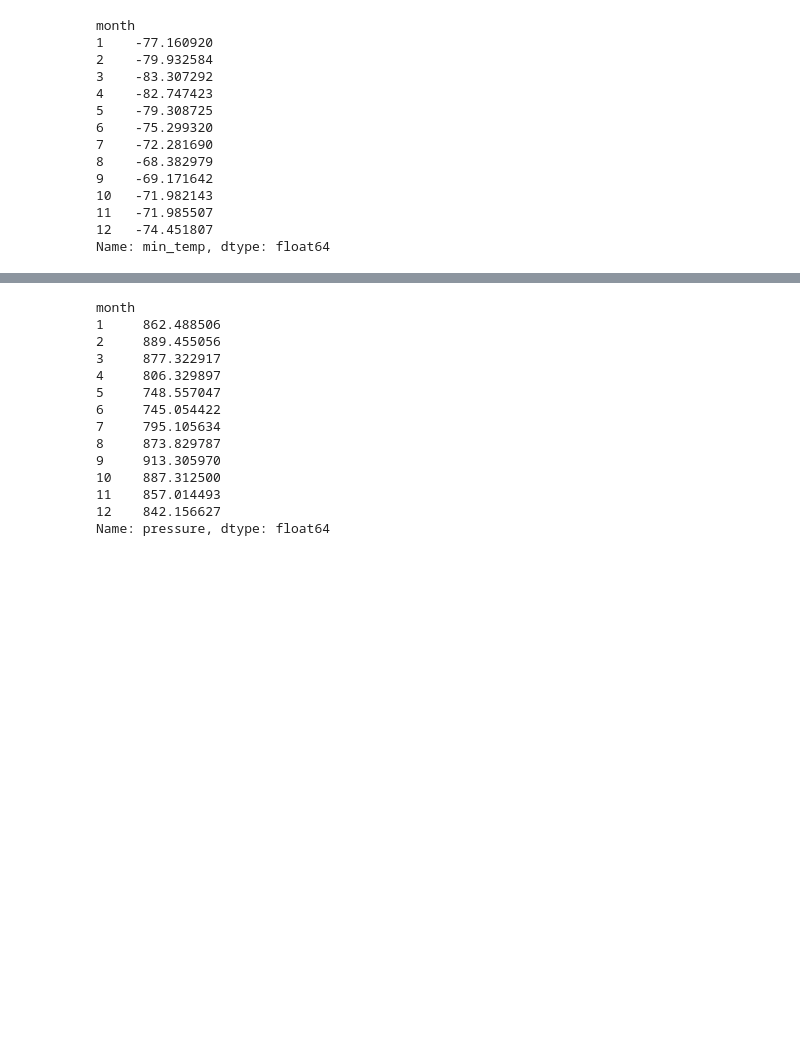
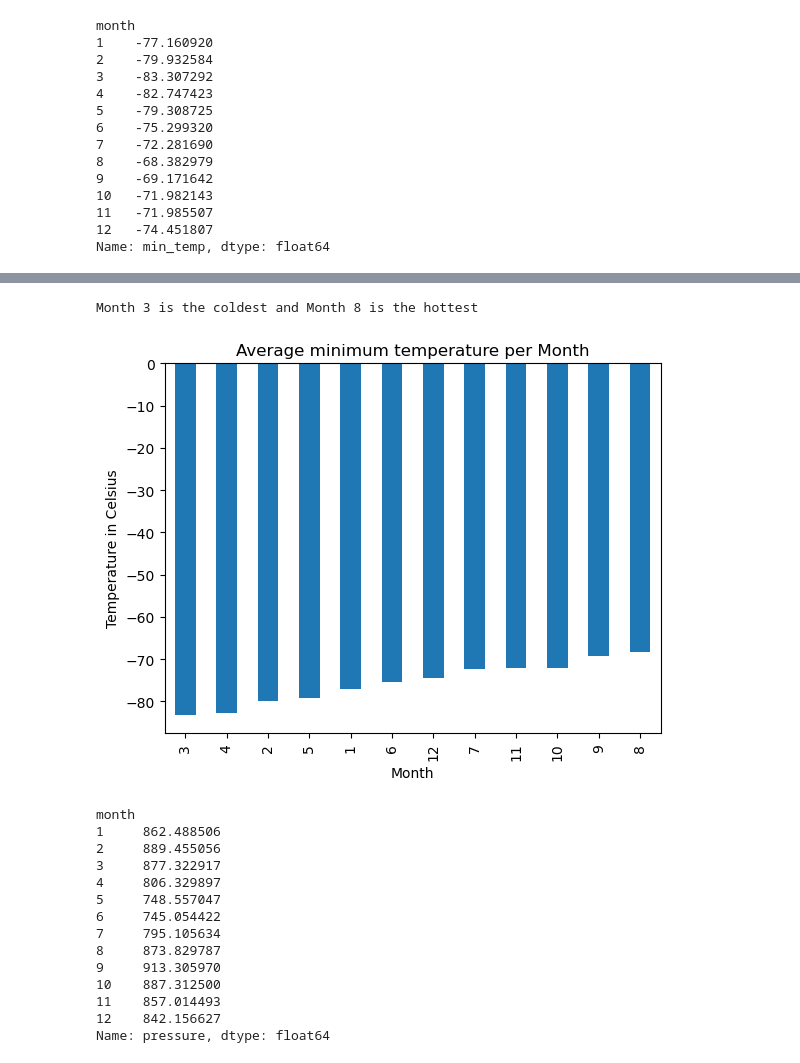
Before and after one commit to Cadeem-M/HTML-challenge, a Jupyter notebook: Mars/part_2_mars_weather.ipynb, the cells around one changed output, grey strips where cells are left out. Saved outputs shown, nothing was run; the diff lists cells and outputs as text; code cells hidden in the pictures; blank space fills up the shorter version.

```diff
--- a/Mars/part_2_mars_weather.ipynb
+++ b/Mars/part_2_mars_weather.ipynb
@@ -186,2 +186,11 @@ Name: min_temp, dtype: float64
+# %%
+# Identify the coldest and hottest months in Curiosity's location
+min_temp.sort_values().plot(kind='bar', title='Average minimum temperature per Month',\
+              xlabel='Month', ylabel='Temperature in Celsius')
+
+print("Month 3 is the coldest and Month 8 is the hottest")
+# %% [output]
+Month 3 is the coldest and Month 8 is the hottest
+[figure, added]
 # %%
 # 4. Average pressure by Martian month
```
Also changed, not shown: parts of 17 cells of this notebook.
